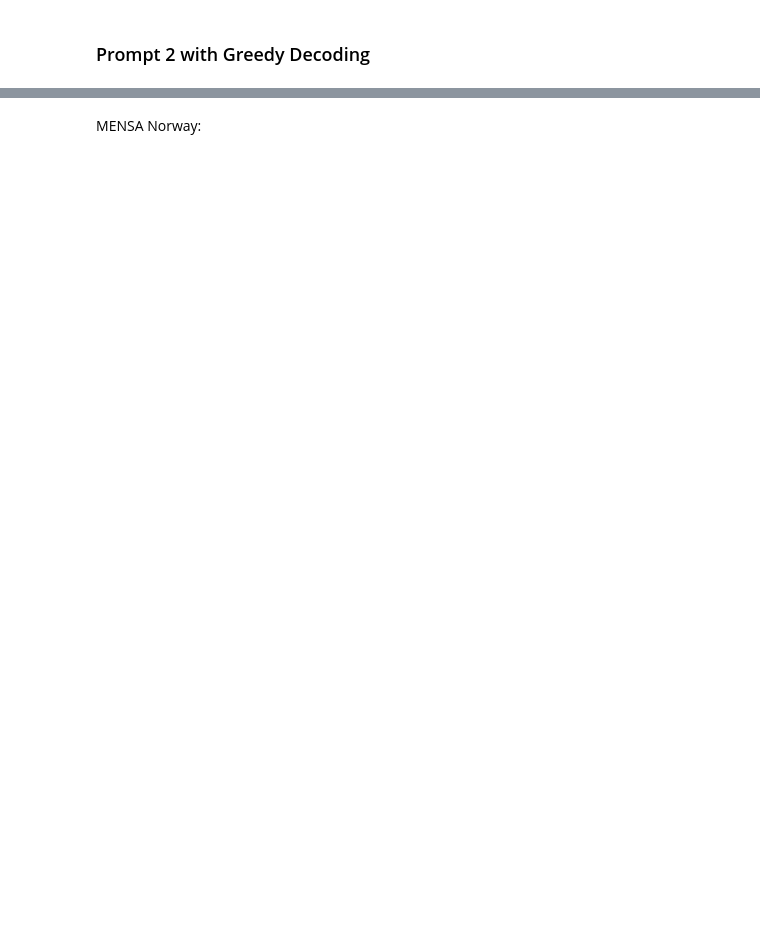
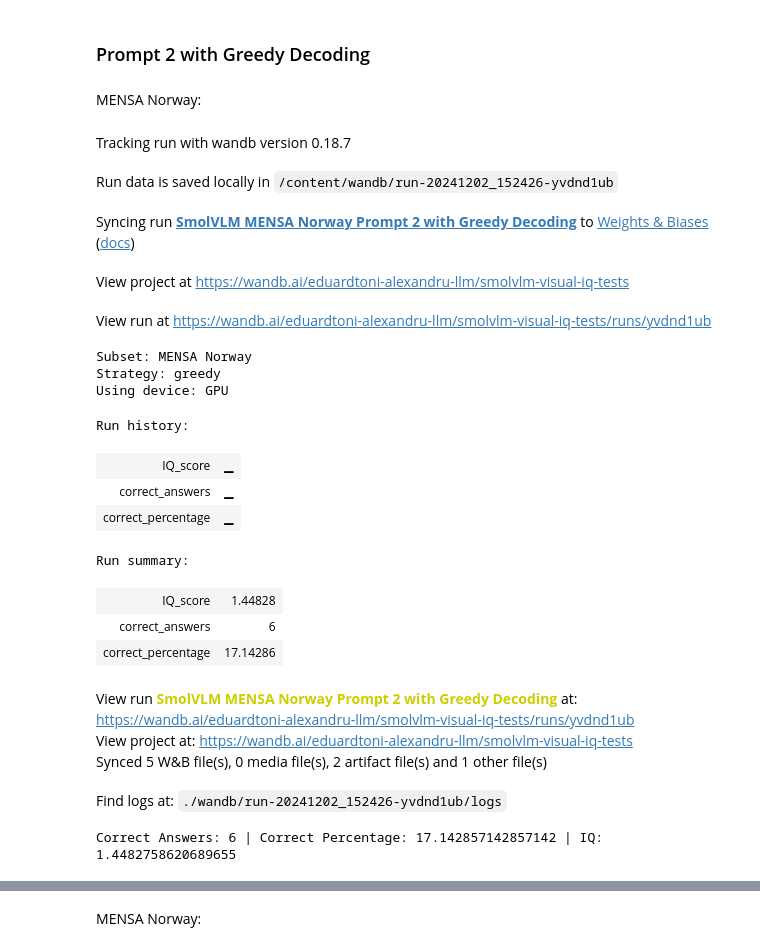
Before and after one commit to eduardalexandrut/llm-iq-test, a Jupyter notebook: LLM_visual_iq_test.ipynb, the cells around one changed output, grey strips where cells are left out. Saved outputs shown, nothing was run; the diff lists cells and outputs as text; code cells hidden in the pictures; blank space fills up the shorter version.

```diff
--- a/LLM_visual_iq_test.ipynb
+++ b/LLM_visual_iq_test.ipynb
@@ -2465,2 +2450,52 @@ mensa_sweden_answers
 # %% [markdown]
 ### Prompt 2 with Greedy Decoding
+# %% [markdown]
+
+
+MENSA Norway:
+# %%
+
+params = {'decoding_strategy':'greedy','subset':'MENSA Norway'}
+wandb.init(
+    project="smolvlm-visual-iq-tests",
+    name="SmolVLM MENSA Norway Prompt 2 with Greedy Decoding",
+    config={
+        "model":"SmolVLM",
+        "subset": params["subset"],
+        "decoding_strategy": params["decoding_strategy"],
+        "device": "cuda",
+        "prompt":"prompt_2"
+    },
+)
+
+
+mensa_norway_answers = test_split(dataset, model, prompts['prompt_2'], processor, **params)
+mensa_norway_score = get_score(mensa_norway_answers, dataset)
+# Log to W&B
+log_answers_to_wandb(mensa_norway_answers, mensa_norway_score)
+
+# Finish the W&B run
+wandb.finish()
+print(f'Correct Answers: {mensa_norway_score[0]} | Correct Percentage: {mensa_norway_score[1]} | IQ: {mensa_norway_score[2]}' )
+# %% [output]
+Tracking run with wandb version 0.18.7
+Run data is saved locally in /content/wandb/run-20241202_152426-yvdnd1ub
+Syncing run SmolVLM MENSA Norway Prompt 2 with Greedy Decoding to Weights & Biases (docs)
+View project at https://wandb.ai/eduardtoni-alexandru-llm/smolvlm-visual-iq-tests
+View run at https://wandb.ai/eduardtoni-alexandru-llm/smolvlm-visual-iq-tests/runs/yvdnd1ub
+Subset: MENSA Norway
+Strategy: greedy
+Using device: GPU
+Run history:
+| IQ_score | ▁ |
+| correct_answers | ▁ |
+| correct_percentage | ▁ |
+Run summary:
+| IQ_score | 1.44828 |
+| correct_answers | 6 |
+| correct_percentage | 17.14286 |
+View run SmolVLM MENSA Norway Prompt 2 with Greedy Decoding at: https://wandb.ai/eduardtoni-alexandru-llm/smolvlm-visual-iq-tests/runs/yvdnd1ub
+View project at: https://wandb.ai/eduardtoni-alexandru-llm/smolvlm-visual-iq-tests
+Synced 5 W&B file(s), 0 media file(s), 2 artifact file(s) and 1 other file(s)
+Find logs at: ./wandb/run-20241202_152426-yvdnd1ub/logs
+Correct Answers: 6 | Correct Percentage: 17.142857142857142 | IQ: 1.4482758620689655
```
Also changed, not shown: parts of 38 cells of this notebook.
